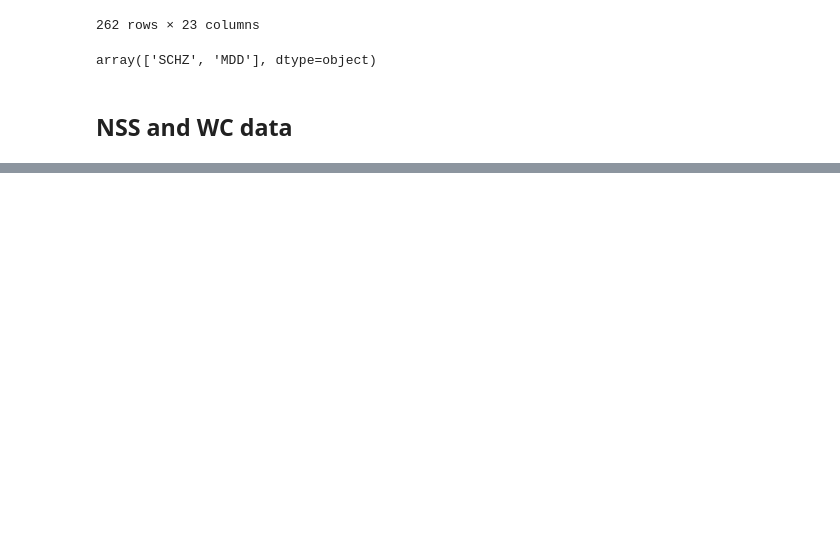
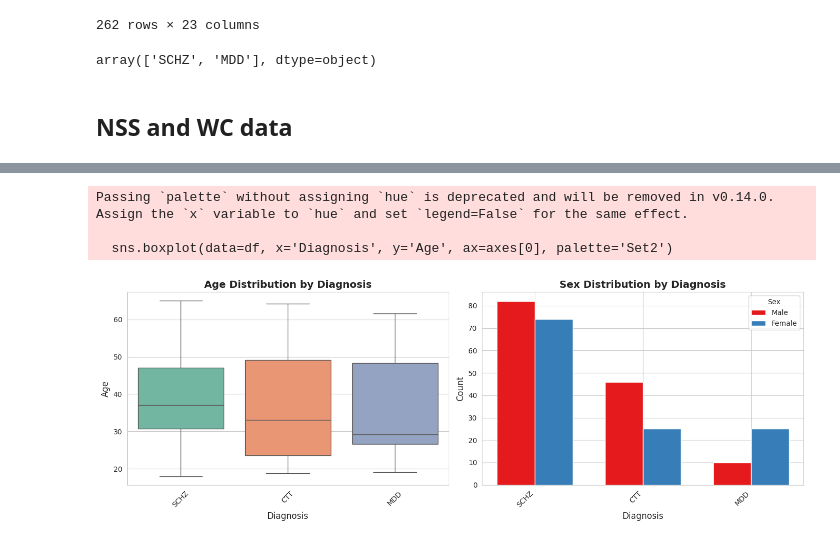
Before and after one commit to N1klasSchmidt/Volumetric-MRI-Classification-VAE, a Jupyter notebook: testing_grounds.ipynb, the cells around one changed output, grey strips where cells are left out. Cells and saved outputs as stored; diff of their text form; code cells hidden in the pictures; blank space fills up the shorter version.

```diff
--- a/testing_grounds.ipynb
+++ b/testing_grounds.ipynb
@@ -255,0 +279,58 @@ Passing `palette` without assigning `hue` is deprecated and will be removed in v
+# %%
+import pandas as pd
+import matplotlib.pyplot as plt
+import seaborn as sns
+
+# Load the data without error handling (assuming it is now available)
+nsswc = pd.read_csv("/workspace/data/extended_metadata.csv", index_col=0)
+
+df = nsswc.copy()
+
+# Assuming your dataframe is called 'df'
+# df = pd.read_csv('your_data.csv')  # Load your data
+
+# Set style
+sns.set_style("whitegrid")
+fig, axes = plt.subplots(1, 2, figsize=(14, 5))
+
+# 1. Boxplot: Age distribution by Diagnosis
+sns.boxplot(data=df, x='Diagnosis', y='Age', ax=axes[0], palette='Set2')
+axes[0].set_title('Age Distribution by Diagnosis', fontsize=14, fontweight='bold')
+axes[0].set_xlabel('Diagnosis', fontsize=12)
+axes[0].set_ylabel('Age', fontsize=12)
+axes[0].tick_params(axis='x', rotation=45)
+
+# 2. Bar plot: Sex counts by Diagnosis
+sex_counts = df.groupby(['Diagnosis', 'Sex']).size().reset_index(name='Count')
+diagnoses = df['Diagnosis'].unique()
+x = range(len(diagnoses))
+width = 0.35
+
+# Get unique sex values
+sex_values = df['Sex'].unique()
+colors = sns.color_palette('Set1', n_colors=len(sex_values))
+
+# Plot bars for each sex
+for i, sex in enumerate(sex_values):
+    sex_data = sex_counts[sex_counts['Sex'] == sex]
+    counts = [sex_data[sex_data['Diagnosis'] == d]['Count'].values[0]
+              if len(sex_data[sex_data['Diagnosis'] == d]) > 0 else 0
+              for d in diagnoses]
+    axes[1].bar([p + width * i for p in x], counts, width,
+                label=sex, color=colors[i])
+
+axes[1].set_title('Sex Distribution by Diagnosis', fontsize=14, fontweight='bold')
+axes[1].set_xlabel('Diagnosis', fontsize=12)
+axes[1].set_ylabel('Count', fontsize=12)
+axes[1].set_xticks([p + width * (len(sex_values) - 1) / 2 for p in x])
+axes[1].set_xticklabels(diagnoses, rotation=45, ha='right')
+axes[1].legend(title='Sex')
+
+plt.tight_layout()
+plt.show()
+plt.close()
+# %% [output]
+Passing `palette` without assigning `hue` is deprecated and will be removed in v0.14.0. Assign the `x` variable to `hue` and set `legend=False` for the same effect.
+
+  sns.boxplot(data=df, x='Diagnosis', y='Age', ax=axes[0], palette='Set2')
+[figure, added]
```
Also changed, not shown: parts of 3 cells of this notebook, 11 other files.
